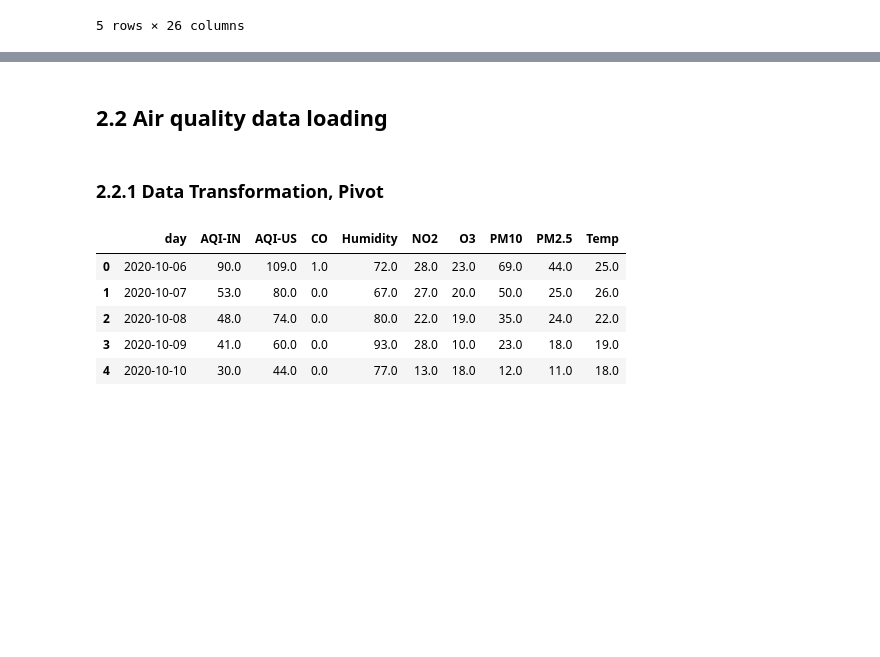
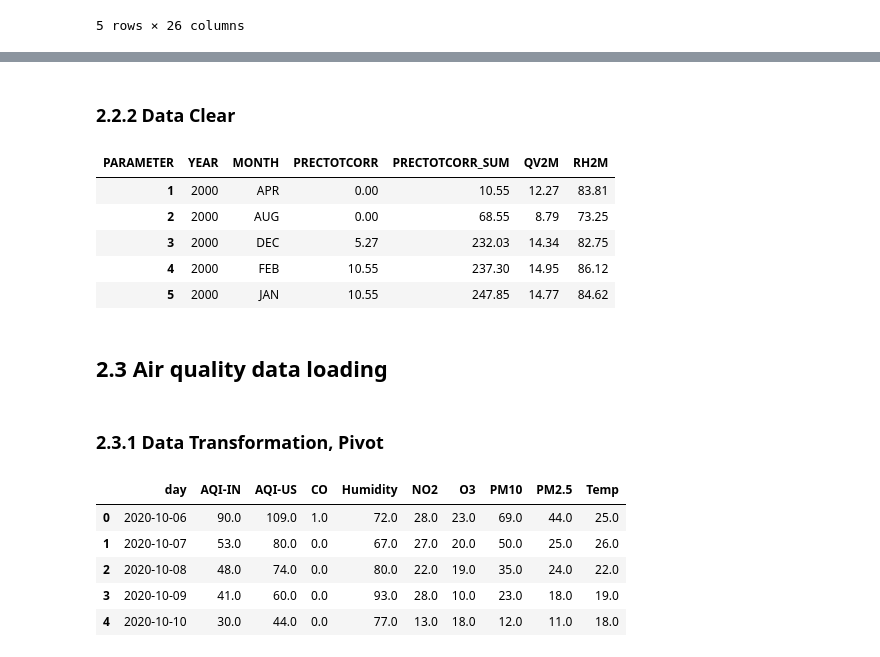
Before and after one commit to leandric/Health-and-Air-Quality-in-Sao-Paulo-An-Integrated-Analysis, a Jupyter notebook: Notbooks/Health-and-Air-Quality-in-Sao-Paulo-An-Integrated-Analysis.ipynb, the cells around one changed output, grey strips where cells are left out. Drawn from its saved outputs; the diff is of its cells as text; code cells hidden in the pictures; blank space fills up the shorter version.

```diff
--- a/Notbooks/Health-and-Air-Quality-in-Sao-Paulo-An-Integrated-Analysis.ipynb
+++ b/Notbooks/Health-and-Air-Quality-in-Sao-Paulo-An-Integrated-Analysis.ipynb
@@ -177,10 +201,23 @@ df_SUS.head()
+# %% [markdown]
+### 2.2.2 Data Clear
+# %%
+filter = pivoted_df['MONTH'] != 'ANN'
+pivoted_df = pivoted_df[filter]
+pivoted_df.head()
+# %% [output]
+| PARAMETER | YEAR | MONTH | PRECTOTCORR | PRECTOTCORR_SUM | QV2M | RH2M |
+| 1 | 2000 | APR | 0.00 | 10.55 | 12.27 | 83.81 |
+| 2 | 2000 | AUG | 0.00 | 68.55 | 8.79 | 73.25 |
+| 3 | 2000 | DEC | 5.27 | 232.03 | 14.34 | 82.75 |
+| 4 | 2000 | FEB | 10.55 | 237.30 | 14.95 | 86.12 |
+| 5 | 2000 | JAN | 10.55 | 247.85 | 14.77 | 84.62 |
 # %% [markdown]
-## 2.2 Air quality data loading
+## 2.3 Air quality data loading
 # %%
 df = pd.read_csv('../Air-database/dados.csv')
 df = df[['dataType','day','value']]
 # %% [markdown]
-### 2.2.1 Data Transformation, Pivot
+### 2.3.1 Data Transformation, Pivot
 # %%
 # Using the pivot function to reorganize the DataFrame
 df_pivot = df.pivot(index='day', columns='dataType', values='value')
```
Also changed, not shown: parts of 13 cells of this notebook, 4 other files.
